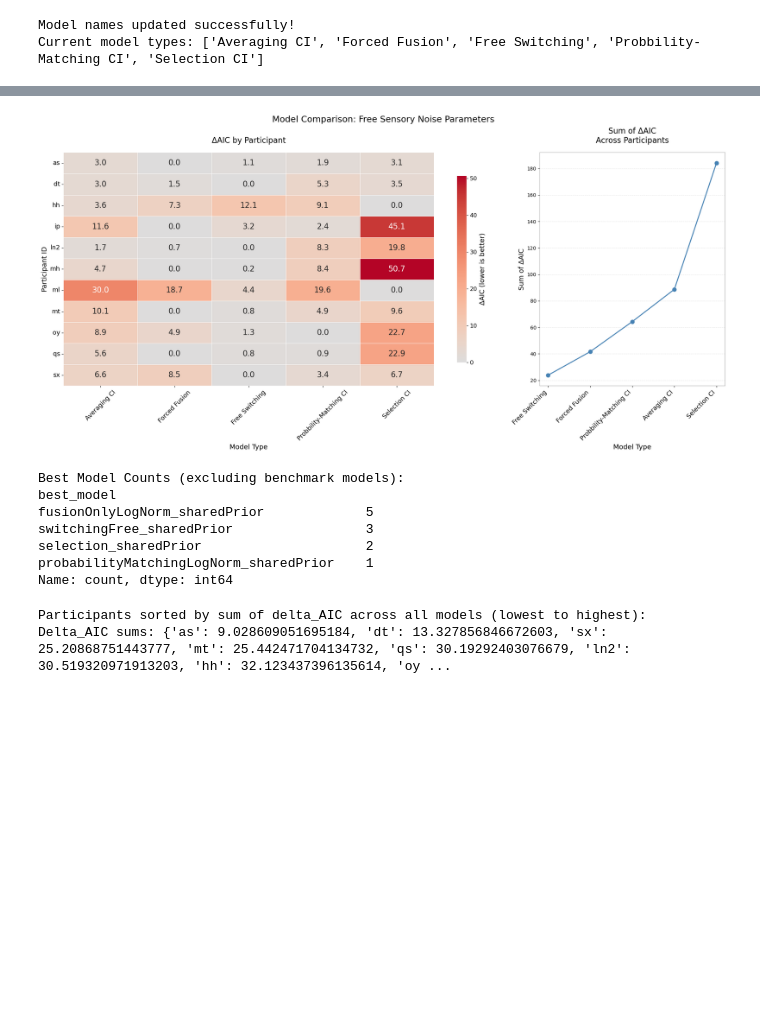
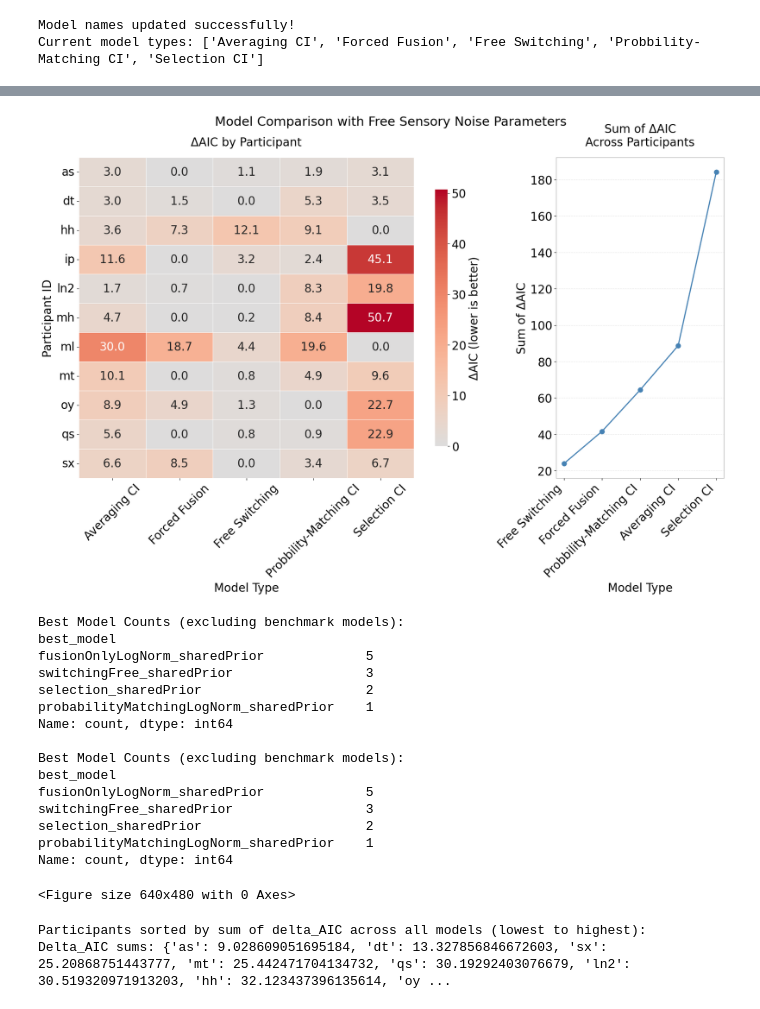
Before and after one commit to omeryildiran/av-dur-estimation, a Jupyter notebook: modelComparisonTable.ipynb, the cells around one changed output, grey strips where cells are left out. Saved outputs shown, nothing was run; the diff lists cells and outputs as text; code cells hidden in the pictures; blank space fills up the shorter version.

Commit message:
figures comparison figures better for free snesory noise fitting

```diff
--- a/modelComparisonTable.ipynb
+++ b/modelComparisonTable.ipynb
@@ -230,6 +230,8 @@ df_results
 #     df_results.at[i, "delta_AIC"] = row["AIC"] - base_aic_participant
 #     df_results.at[i, "delta_LL"] = best_ll_participant - row["logLikelihood"]
 # %%
+compTableTitle="Model Comparison with Free Sensory Noise Parameters"
+
 import numpy as np
 import pandas as pd
 import matplotlib.pyplot as plt
@@ -295,8 +297,10 @@ def plot_sorted_model_comparison_table(
     model_sums = df.groupby("modelType")["delta"].sum().sort_values()
 
     # Plot with two panels
+
     fig, (ax1, ax2) = plt.subplots(1, 2, figsize=(20, 10), gridspec_kw={"width_ratios": [2.5, 1]})
-    fig.suptitle(f"Model Comparison: Free Sensory Noise Parameters", fontsize=18)
+
+    fig.suptitle(compTableTitle, fontsize=22)
 
 
     heatmap = sns.heatmap(
@@ -311,19 +315,19 @@ def plot_sorted_model_comparison_table(
         cbar_kws={"label": f"Δ{compBase} (lower is better)", "shrink": 0.8},
         linewidths=0.5,
         linecolor="white",
-        annot_kws={"fontsize": 16}
+        annot_kws={"fontsize": 20}
     )
 
     # Increase colorbar label font size
     cbar = heatmap.collections[0].colorbar
-    cbar.set_label(f"Δ{compBase} (lower is better)", fontsize=14)
-    cbar.ax.tick_params(labelsize=12)
+    cbar.set_label(f"Δ{compBase} (lower is better)", fontsize=20)
+    cbar.ax.tick_params(labelsize=20)
 
-    ax1.set_title(f"Δ{compBase} by Participant", fontsize=16, pad=20)
-    ax1.set_ylabel("Participant ID", fontsize=14)
-    ax1.set_xlabel("Model Type", fontsize=14)
-    ax1.tick_params(axis="x", rotation=45, labelsize=13)
-    ax1.tick_params(axis="y", rotation=0, labelsize=13)
+    ax1.set_title(f"Δ{compBase} by Participant", fontsize=20, pad=20)
+    ax1.set_ylabel("Participant ID", fontsize=20)
+    ax1.set_xlabel("Model Type", fontsize=20)
+    ax1.tick_params(axis="x", rotation=45, labelsize=20)
+    ax1.tick_params(axis="y", rotation=0, labelsize=20)
     ax1.set_facecolor('white')  # Set axes background to white
     fig.patch.set_facecolor('white')  # Set figure background to white
 
@@ -331,40 +335,45 @@ def plot_sorted_model_comparison_table(
     for _, spine in ax1.spines.items():
         spine.set_visible(False)
 
     # Sum of ΔAIC by model panel
     ax2.plot(range(len(model_sums)), model_sums.values, marker="o", linestyle="-", linewidth=2, markersize=8, color='steelblue')
     ax2.set_xticks(range(len(model_sums)))
-    ax2.set_xticklabels(model_sums.index, rotation=45, ha='right', fontsize=13)
-    ax2.set_ylabel(f"Sum of Δ{compBase}", fontsize=14)
-    ax2.set_xlabel("Model Type", fontsize=14)
-    ax2.set_title(f"Sum of Δ{compBase}\nAcross Participants", fontsize=16, pad=20)
+    ax2.set_xticklabels(model_sums.index, rotation=45, ha='right', fontsize=20)
+    ax2.set_ylabel(f"Sum of Δ{compBase}", fontsize=20)
+    ax2.set_xlabel("Model Type", fontsize=20)
+    ax2.set_title(f"Sum of Δ{compBase}\nAcross Participants", fontsize=20, pad=20)
+    ax2.tick_params(axis='y', labelsize=20)
     ax2.grid(axis='y', alpha=0.3, linestyle='--')
     ax2.set_facecolor('white')
     for _, spine in ax2.spines.items():
         spine.set_visible(True)
         spine.set_color('gray')
         spine.set_linewidth(0.5)
 
 
-    plt.savefig('model comp w free sensory noise.png', dpi=300, bbox_inches='tight', facecolor='white')
-    plt.tight_layout()
+    plt.savefig('model comp w fixed sensory noise.png', dpi=600)
+    #plt.tight_layout()
     plt.show()
     return heat, best_models, participant_sort
 
 heat, best_models, participant_sort = plot_sorted_model_comparison_table(
     df_results,
     compBase="AIC",
     exclude_from_counts=(),   # Include all models in counts
     include_in_heatmap=True,
     sort_by="sum_delta"
 )
 
 
 
 print("\nBest Model Counts (excluding benchmark models):")
 print(model_counts)
+#save as png
+plt.savefig("model comp w fixed sensory noise.png", dpi=300, bbox_inches='tight')
+print("\nBest Model Counts (excluding benchmark models):")
+print(model_counts)
 # %% [output]
-[figure, old version]
+[figure, new version]
 Best Model Counts (excluding benchmark models):
 best_model
 fusionOnlyLogNorm_sharedPrior             5
@@ -372,6 +381,15 @@ switchingFree_sharedPrior                 3
 selection_sharedPrior                     2
 probabilityMatchingLogNorm_sharedPrior    1
 Name: count, dtype: int64
+
+Best Model Counts (excluding benchmark models):
+best_model
+fusionOnlyLogNorm_sharedPrior             5
+switchingFree_sharedPrior                 3
+selection_sharedPrior                     2
+probabilityMatchingLogNorm_sharedPrior    1
+Name: count, dtype: int64
+<Figure size 640x480 with 0 Axes>
 # %%
 # Calculate delta_AIC for each model relative to the best model per participant
 df_results['delta_AIC'] = df_results.groupby('participantID')['AIC'].transform(lambda x: x - x.min())
```
Also changed, not shown: 3 other files.
